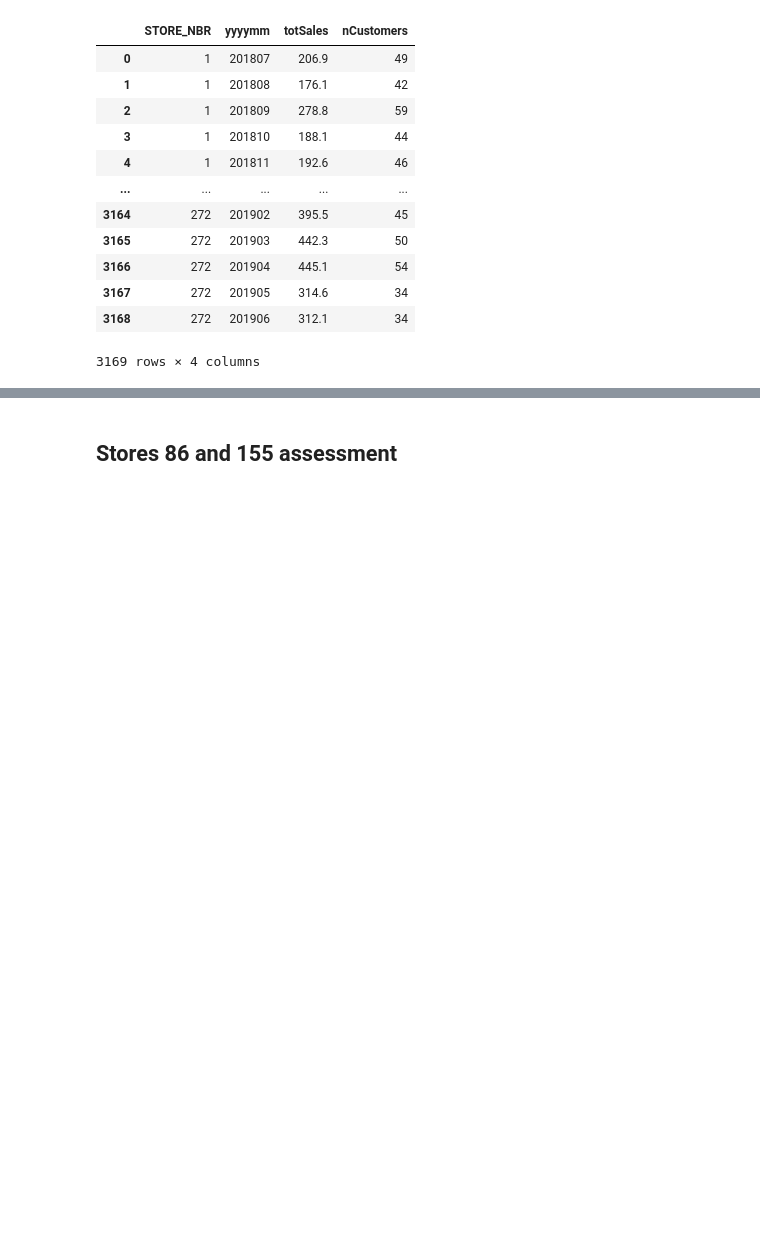
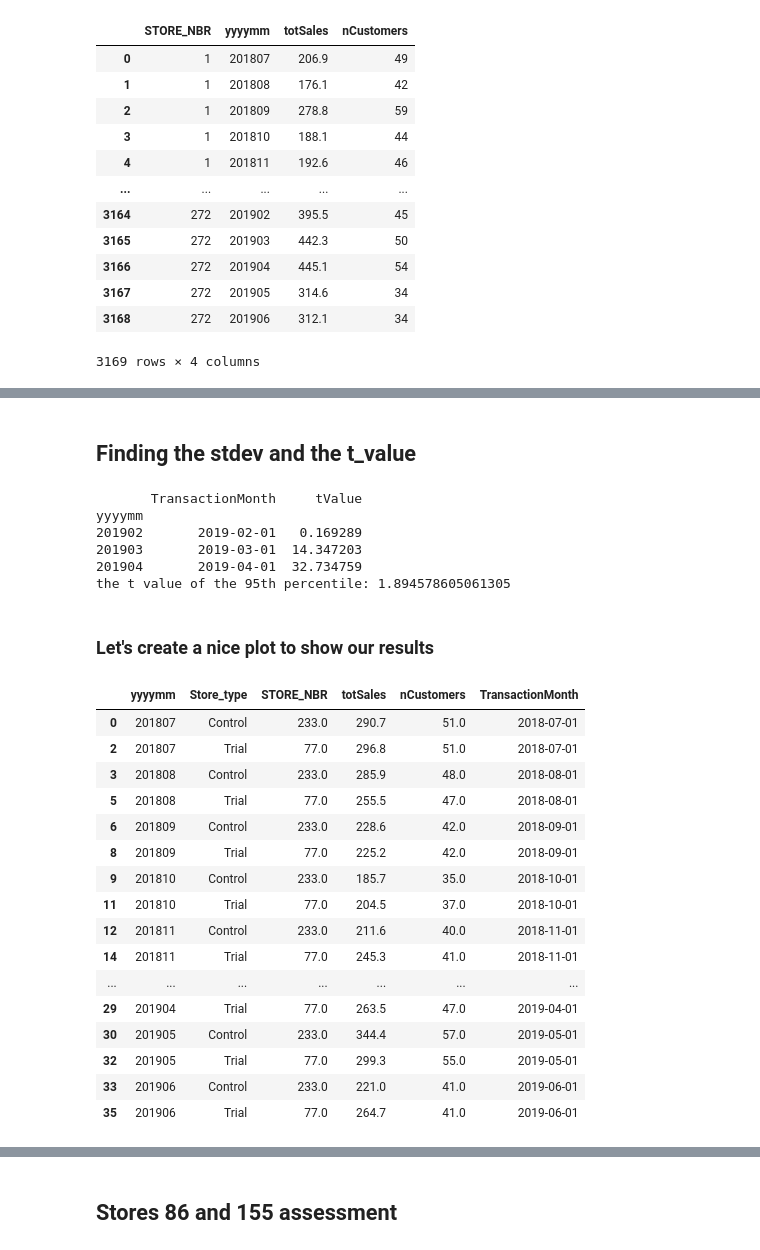
Before and after one commit to NisanBaysal/chipData, a Jupyter notebook: Desktop/github projects/chipDataAnalysis/task_2/Untitled-Copy1.ipynb, the cells around one changed output, grey strips where cells are left out. Saved outputs shown, nothing was run; the diff lists cells and outputs as text; code cells hidden in the pictures; blank space fills up the shorter version.

```diff
--- a/Desktop/github projects/chipDataAnalysis/task_2/Untitled-Copy1.ipynb
+++ b/Desktop/github projects/chipDataAnalysis/task_2/Untitled-Copy1.ipynb
@@ -405,0 +442,2 @@ ggplot(trial_dataframe, aes('TransactionMonth', 'totSales', color='Store_type'))
+# %% [markdown]
+## Finding the stdev and the t_value ###
@@ -405,0 +450,43 @@ ggplot(trial_dataframe, aes('TransactionMonth', 'totSales', color='Store_type'))
+# %%
+#finding the t_value
+mergedcust77_233['tValue'] = (mergedcust77_233['percentagediff'] - 0) / stdDev
+mergedcust77_233['TransactionMonth'] = pd.to_datetime(mergedcust77_233['YEARMONTH'].astype(str), format='%Y%m')
+#finding the t_value of 2019-02, 2019-03, 2019-04
+resultcust77_233 = mergedcust77_233[(mergedcust77_233['YEARMONTH'] < 201905) & (mergedcust77_233['YEARMONTH'] > 201901)][['TransactionMonth', 'tValue']]
+#the t value of the 95th percentile
+t_value = t.ppf(0.95, df=degreesOfFreedom)
+
+print(resultcust77_233)
+print('the t value of the 95th percentile:', t_value)
+# %% [output]
+       TransactionMonth     tValue
+yyyymm
+201902       2019-02-01   0.169289
+201903       2019-03-01  14.347203
+201904       2019-04-01  32.734759
+the t value of the 95th percentile: 1.894578605061305
+# %% [markdown]
+### Let's create a nice plot to show our results ###
+# %%
+#Let's use the function we've created for sales
+
+customer77_233_dataframe=sales_for_visualisation(77,233)
+customer77_233_dataframe
+# %% [output]
+|  | yyyymm | Store_type | STORE_NBR | totSales | nCustomers | TransactionMonth |
+| 0 | 201807 | Control | 233.0 | 290.7 | 51.0 | 2018-07-01 |
+| 2 | 201807 | Trial | 77.0 | 296.8 | 51.0 | 2018-07-01 |
+| 3 | 201808 | Control | 233.0 | 285.9 | 48.0 | 2018-08-01 |
+| 5 | 201808 | Trial | 77.0 | 255.5 | 47.0 | 2018-08-01 |
+| 6 | 201809 | Control | 233.0 | 228.6 | 42.0 | 2018-09-01 |
+| 8 | 201809 | Trial | 77.0 | 225.2 | 42.0 | 2018-09-01 |
+| 9 | 201810 | Control | 233.0 | 185.7 | 35.0 | 2018-10-01 |
+| 11 | 201810 | Trial | 77.0 | 204.5 | 37.0 | 2018-10-01 |
+| 12 | 201811 | Control | 233.0 | 211.6 | 40.0 | 2018-11-01 |
+| 14 | 201811 | Trial | 77.0 | 245.3 | 41.0 | 2018-11-01 |
+| ... | ... | ... | ... | ... | ... | ... |
+| 29 | 201904 | Trial | 77.0 | 263.5 | 47.0 | 2019-04-01 |
+| 30 | 201905 | Control | 233.0 | 344.4 | 57.0 | 2019-05-01 |
+| 32 | 201905 | Trial | 77.0 | 299.3 | 55.0 | 2019-05-01 |
+| 33 | 201906 | Control | 233.0 | 221.0 | 41.0 | 2019-06-01 |
+| 35 | 201906 | Trial | 77.0 | 264.7 | 41.0 | 2019-06-01 |
```
Also changed, not shown: parts of 49 cells of this notebook.
